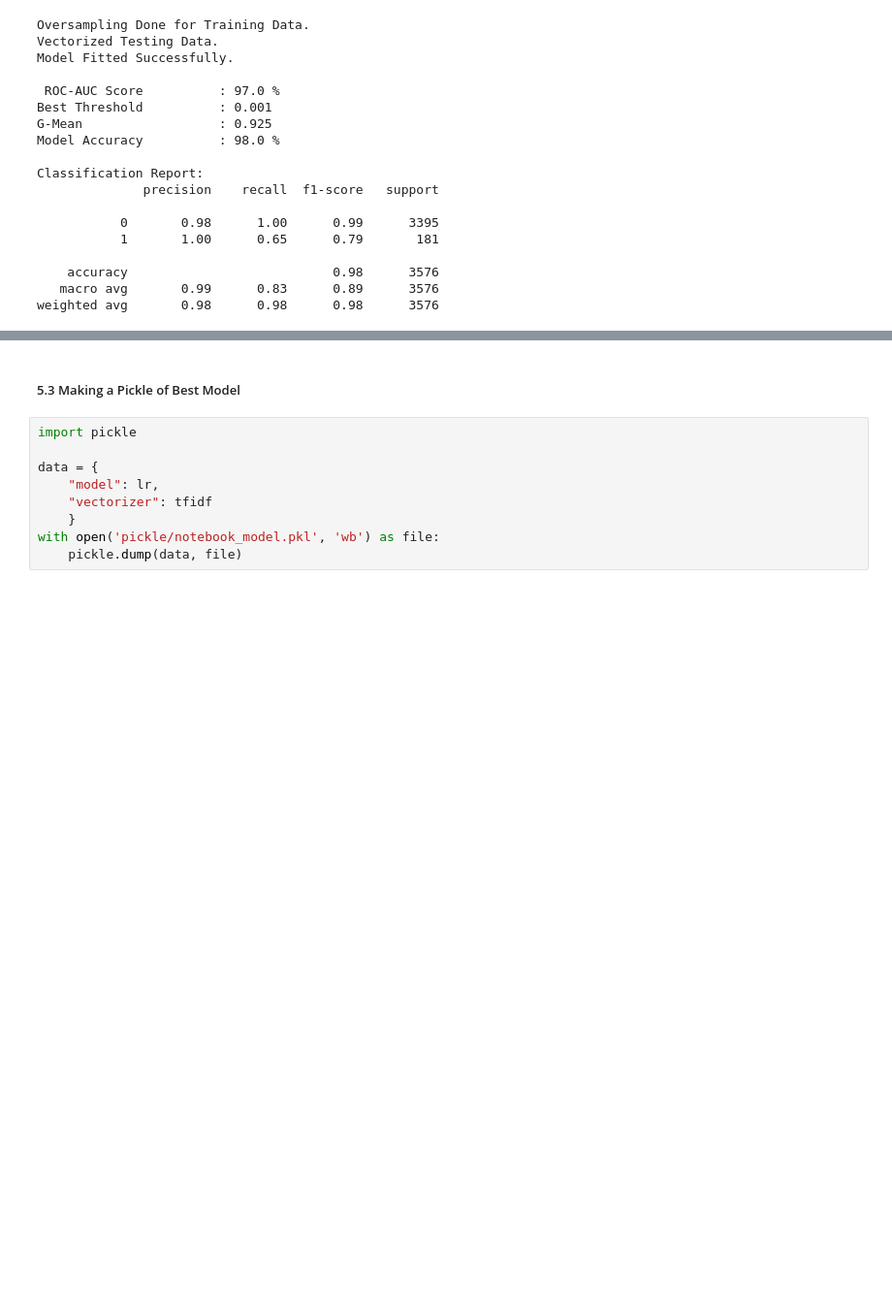
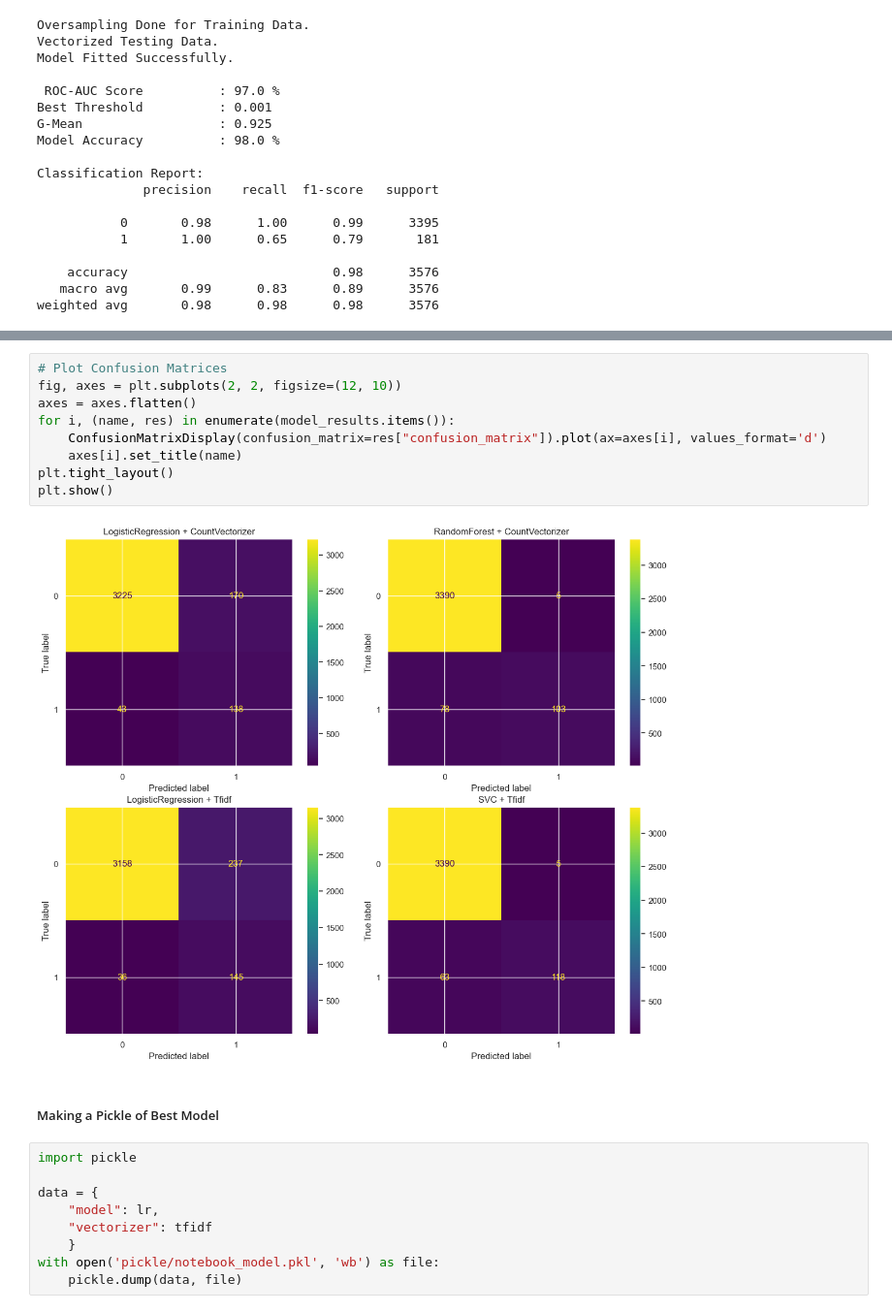
Before and after one commit to FrijiIchrak/fake_job_prediction, a Jupyter notebook: fake_job_prediction.ipynb, the cells around one changed output, grey strips where cells are left out. Shown: that part at 97% size. Cells and saved outputs as stored; diff of their text form; blank space fills up the shorter version.

```diff
--- a/fake_job_prediction.ipynb
+++ b/fake_job_prediction.ipynb
@@ -535,5 +575,16 @@ weighted avg       0.98      0.98      0.98      3576
+# %%
+# Plot Confusion Matrices
+fig, axes = plt.subplots(2, 2, figsize=(12, 10))
+axes = axes.flatten()
+for i, (name, res) in enumerate(model_results.items()):
+    ConfusionMatrixDisplay(confusion_matrix=res["confusion_matrix"]).plot(ax=axes[i], values_format='d')
+    axes[i].set_title(name)
+plt.tight_layout()
+plt.show()
+# %% [output]
+[figure, added]
 # %% [markdown]
-##### 5.3 Making a Pickle of Best Model
+##### Making a Pickle of Best Model
 # %%
 import pickle
 
```
Also changed, not shown: parts of 31 cells of this notebook, 3 other files.
